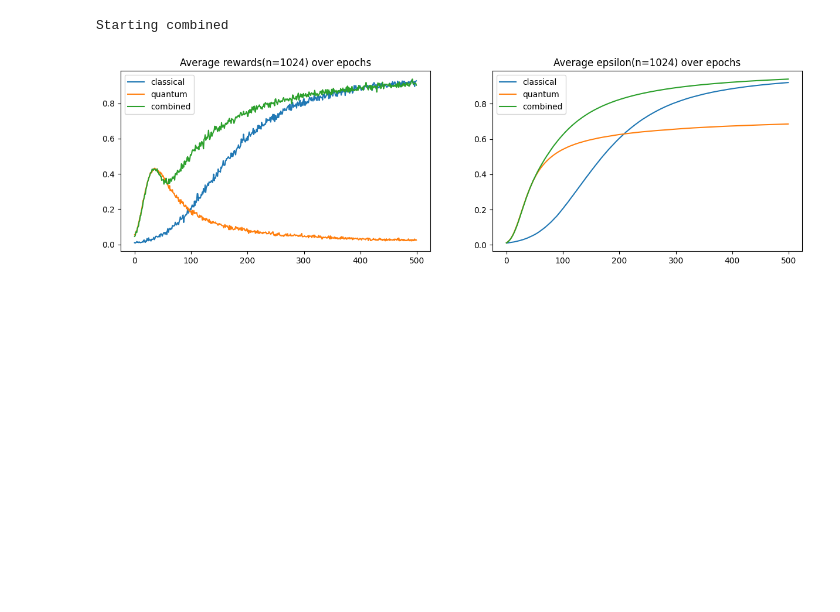
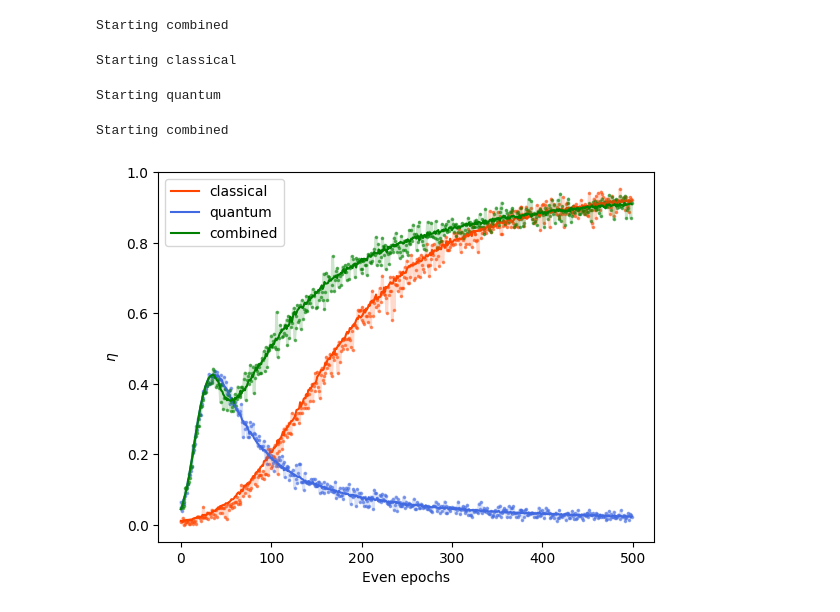
Before and after one commit to SimoneCaldarella/QuantumEnhancedRL, a Jupyter notebook: Grover Algorithm.ipynb, the cells around one changed output. Cells and saved outputs as stored; diff of their text form; code cells hidden in the pictures; blank space fills up the shorter version.

Commit message:
Added result png and updated gitignore

```diff
--- a/Grover Algorithm.ipynb
+++ b/Grover Algorithm.ipynb
@@ -183,27 +183,40 @@ class Experiment:
             self.logs_epsilon[strategy][agent_num, e] = agent.epsilon
 
     def plot_results(self):
-        fig, axes = plt.subplots(nrows=1, ncols=2, figsize=(15, 4))
-        for strategy in ex.strategies:
-            rewards = ex.logs_reward[strategy].mean(axis=0)
-            axes[0].plot(rewards, label=strategy)
-            rewards = ex.logs_epsilon[strategy].mean(axis=0)
-            axes[1].plot(rewards, label=strategy)
+        for strategy, color in self.strategies.items():
+            rewards = self.logs_reward[strategy].mean(axis=0)
+            plt.plot(rewards, label=strategy, color=color, alpha=0.3, linewidth=2)
+            plt.scatter(list(range(len(rewards))), rewards, color=color, s=10, marker=".")
 
-        axes[0].legend()
-        axes[0].set_title(f"Average rewards(n={self.n_agents}) over epochs")
-        axes[1].legend()
-        axes[1].set_title(f"Average epsilon(n={self.n_agents}) over epochs")
-
-        fig.savefig(f"results__n_agents={self.n_agents}__thresh_combined={self.combined_strategy_thresh}.png")
+        plt.legend()
+        plt.set_title(f"Average rewards(n={self.n_agents}) over epochs")
+        plt.savefig(f"results__n_agents={self.n_agents}__thresh_combined={self.combined_strategy_thresh}.pdf")
 # %%
-ex = Experiment(strategies=["classical", "quantum", "combined"], n_agents=1024, epochs=500)
-ex.perform_complete_experiment()
+ex1 = Experiment(strategies={"classical": "orangered", "quantum": "royalblue", "combined": "green"}, n_agents=256, epochs=500)
+ex1.perform_complete_experiment()
 # %% [output]
 Starting classical
 Starting quantum
 Starting combined
-# %%
-ex.plot_results()
-# %% [output]
-[figure, removed]
+# %%
+ex2 = Experiment(strategies={"classical": "orangered", "quantum": "royalblue", "combined": "green"}, n_agents=10000, epochs=500)
+ex2.perform_complete_experiment()
+# %% [output]
+Starting classical
+Starting quantum
+Starting combined
+# %%
+for strategy, color in ex1.strategies.items():
+    rewards = ex1.logs_reward[strategy].mean(axis=0)
+    plt.plot(rewards, color=color, alpha=0.2, linewidth=2)
+    plt.scatter(list(range(len(rewards))), rewards, color=color, s=10, marker=".", alpha=0.5)
+    if ex2:
+        rewards2 = ex2.logs_reward[strategy].mean(axis=0)
+        plt.plot(rewards2, color=color, label=strategy, linewidth=1.5, alpha=1)
+
+plt.xlabel("Even epochs")
+plt.ylabel("$\\eta$")
+plt.legend()
+plt.savefig("strategies.pdf")
+# %% [output]
+[figure, added]
```
Also changed, not shown: 5 other files.
